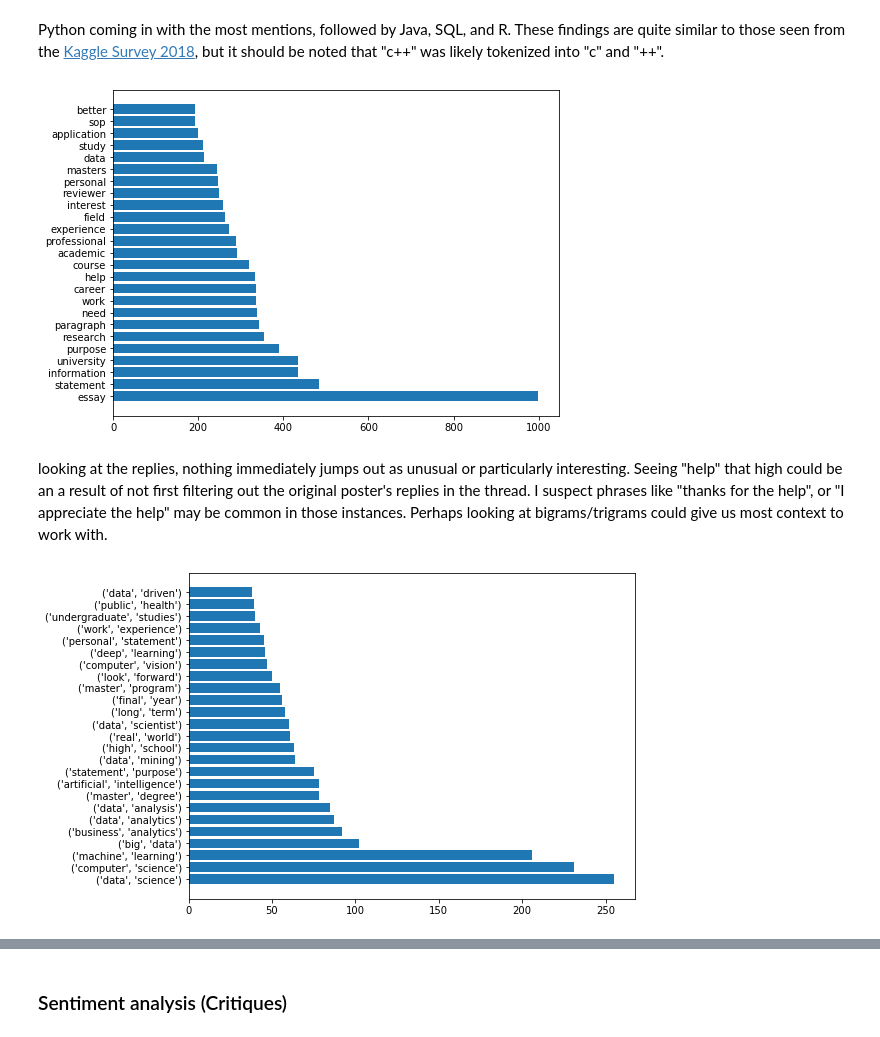
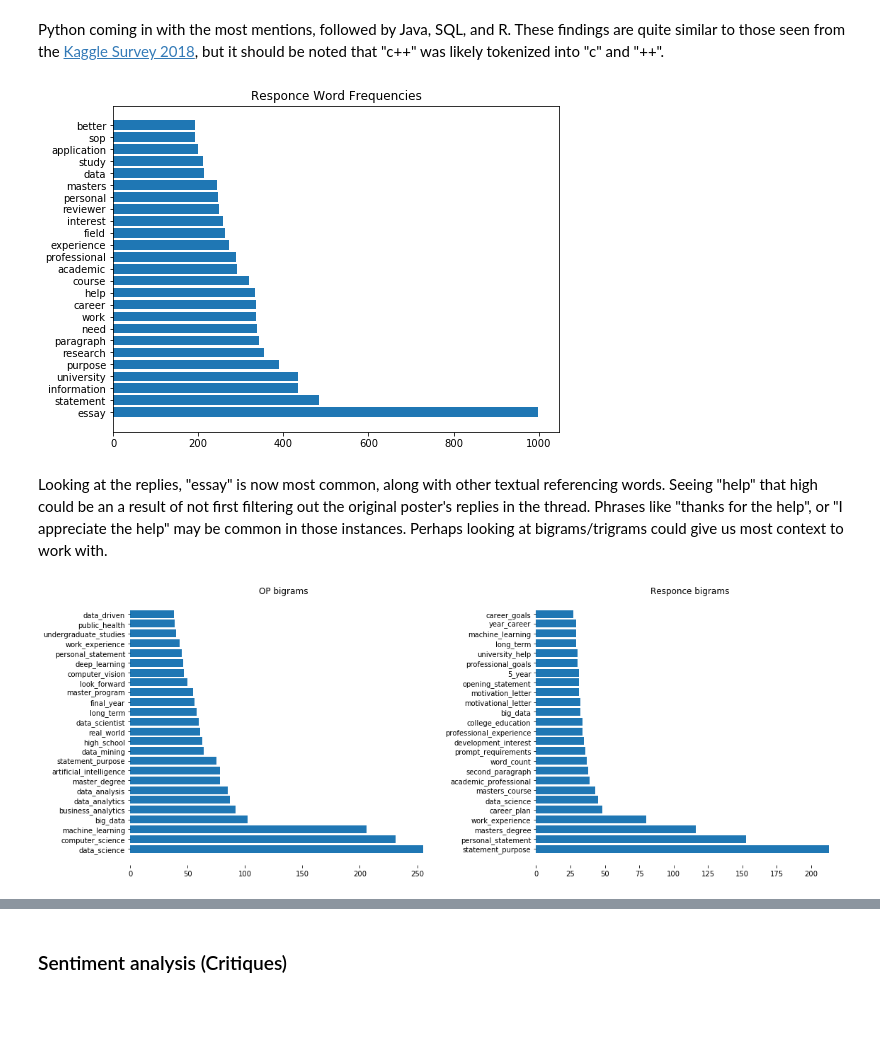
Before and after one commit to Rypo/grad-statement-analysis, a Jupyter notebook: prelim_analysis.ipynb, the cells around one changed output, grey strips where cells are left out. Drawn from its saved outputs; the diff is of its cells as text; code cells hidden in the pictures; blank space fills up the shorter version.

```diff
--- a/prelim_analysis.ipynb
+++ b/prelim_analysis.ipynb
@@ -242,18 +271,27 @@ javascript: 13
 # %% [markdown]
 Python coming in with the most mentions, followed by Java, SQL, and R. These findings are quite similar to those seen from the [Kaggle Survey 2018](kaggle.com/kaggle/kaggle-survey-2018), but it should be noted that "c++" was likely tokenized into "c" and "++".
 # %%
-reply_wordcount = Counter(flatten([*df_text.query('seqnum > 0').tokens.apply(lambda x: [w for w in x._.ctx_words])]))
+reply_wordcount = Counter(flatten([*df_responce.tokens.apply(filter_words)]))
 fig, ax = plt.subplots(figsize=(8,6))
-ax.barh(*list(zip(*reply_wordcount.most_common()[:25])));
+ax.barh(*list(zip(*reply_wordcount.most_common(25))))
+ax.set_title('Responce Word Frequencies');
 # %% [output]
-[figure, old version]
+[figure, new version]
 # %% [markdown]
-looking at the replies, nothing immediately jumps out as unusual or particularly interesting. Seeing "help" that high could be an a result of not first filtering out the original poster's replies in the thread. I suspect phrases like "thanks for the help", or "I appreciate the help" may be common in those instances. Perhaps looking at bigrams/trigrams could give us most context to work with.
+Looking at the replies, "essay" is now most common, along with other textual referencing words. Seeing "help" that high could be an a result of not first filtering out the original poster's replies in the thread. Phrases like "thanks for the help", or "I appreciate the help" may be common in those instances. Perhaps looking at bigrams/trigrams could give us most context to work with.
-# %%
-bigram = Counter(flatten([*df_origpost.tokens.apply(lambda x: nltk.ngrams([w for w in x._.ctx_words],2))]))
-bpairs = [x for x in list(zip(*bigram.most_common()[:25]))]
-fig, ax = plt.subplots(figsize=(8,6))
-ax.barh([*map(str,bpairs[0])],bpairs[1]);
-# %% [output]
-[figure, removed]
+# %%
+bigram_op = Counter(flatten([*df_origpost.tokens.apply(lambda x: nltk.ngrams(filter_words(x),2))]))
+bigram_re = Counter(flatten([*df_responce.tokens.apply(lambda x: nltk.ngrams(filter_words(x),2))]))
+
+fig, axes = plt.subplots(1,2,figsize=(16,6))
+axes[0].barh(*list(zip(*[("_".join(bg),fq) for bg,fq in bigram_op.most_common(25)])))
+axes[1].barh(*list(zip(*[("_".join(bg),fq) for bg,fq in bigram_re.most_common(25)])))
+axes[0].set_title('OP bigrams')
+axes[1].set_title('Responce bigrams')
+axes[0].set_frame_on(False)
+axes[1].set_frame_on(False)
+plt.tight_layout()
+plt.show()
+# %% [output]
+[figure, added]
 # %%
```
Also changed, not shown: parts of 21 cells of this notebook.
